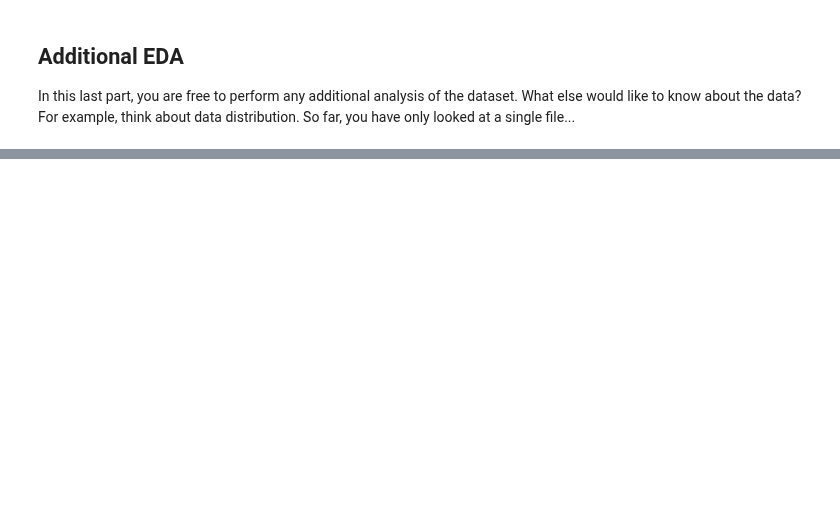
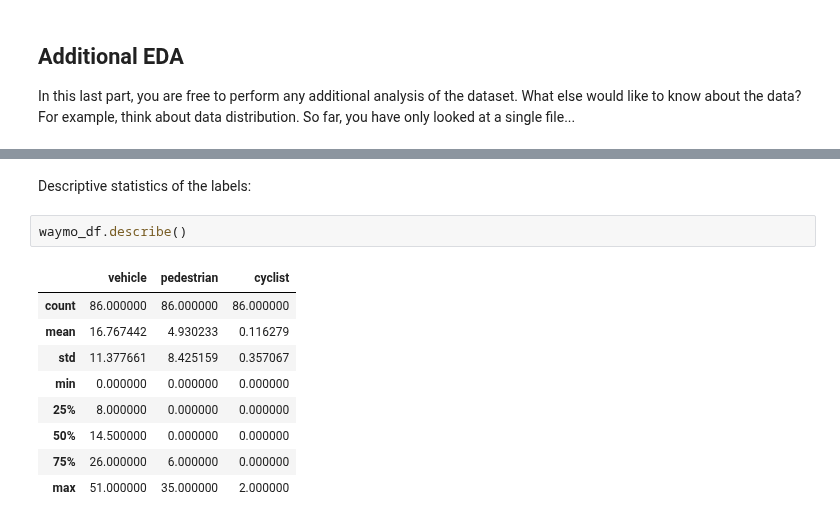
Before and after one commit to ruddyscent/udacity-workspace, a Jupyter notebook: nd0013-kr/object-detection-in-an-urban-environment-korean/home/Exploratory Data Analysis.ipynb, the cells around one changed output, grey strips where cells are left out. Cells and saved outputs as stored; diff of their text form; blank space fills up the shorter version.

```diff
--- a/nd0013-kr/object-detection-in-an-urban-environment-korean/home/Exploratory Data Analysis.ipynb
+++ b/nd0013-kr/object-detection-in-an-urban-environment-korean/home/Exploratory Data Analysis.ipynb
@@ -87,0 +115,14 @@ For example, think about data distribution. So far, you have only looked at a si
+# %% [markdown]
+Descriptive statistics of the labels:
+# %%
+waymo_df.describe()
+# %% [output]
+|  | vehicle | pedestrian | cyclist |
+| count | 86.000000 | 86.000000 | 86.000000 |
+| mean | 16.767442 | 4.930233 | 0.116279 |
+| std | 11.377661 | 8.425159 | 0.357067 |
+| min | 0.000000 | 0.000000 | 0.000000 |
+| 25% | 8.000000 | 0.000000 | 0.000000 |
+| 50% | 14.500000 | 0.000000 | 0.000000 |
+| 75% | 26.000000 | 6.000000 | 0.000000 |
+| max | 51.000000 | 35.000000 | 2.000000 |
```
Also changed, not shown: parts of 5 cells of this notebook.
